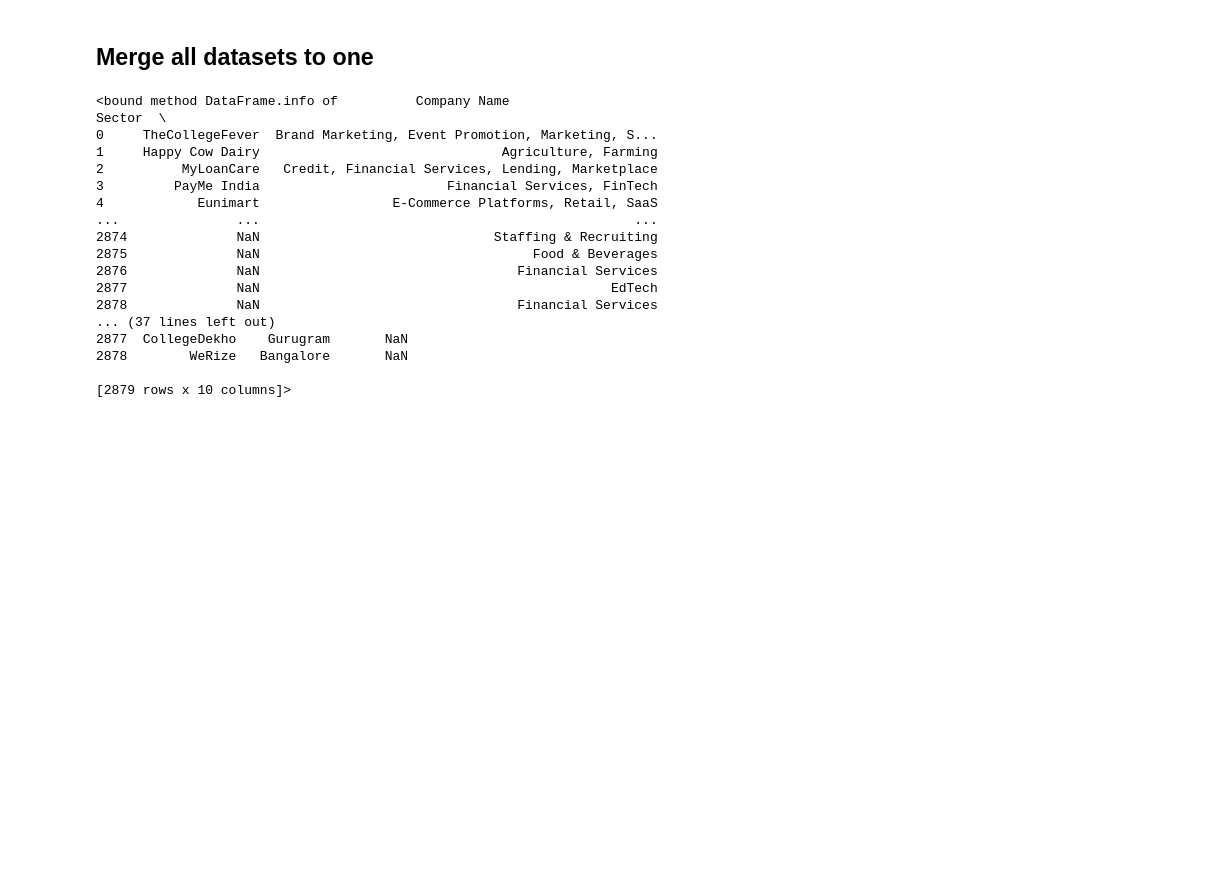
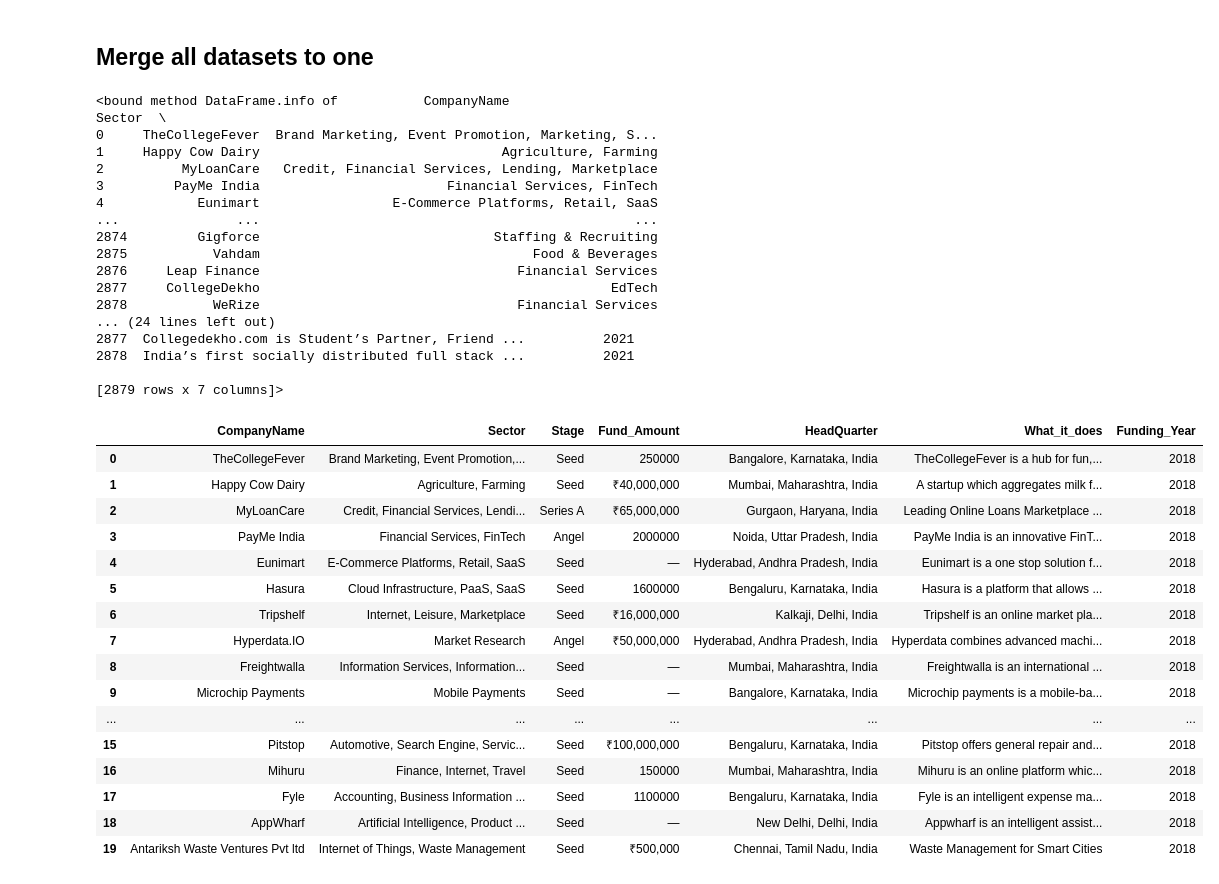
Before and after one commit to Safowaa/India-Start-Up-Funding-Data-Analysis, a Jupyter notebook: Main.ipynb, the cells around one changed output. Saved outputs shown, nothing was run; the diff lists cells and outputs as text; code cells hidden in the pictures; blank space fills up the shorter version.

```diff
--- a/Main.ipynb
+++ b/Main.ipynb
@@ -775,24 +756,24 @@ memory usage: 66.2+ KB
 # %% [markdown]
 ## Merge all datasets to one
 # %%
-join_data = pd.concat([data_2018, data_2019, data_2020, data_2021], ignore_index=True)
+joined_data = pd.concat([data_2018, data_2019, data_2020, data_2021], ignore_index=True)
 
-join_data.info
+joined_data.info
 # %% [output]
-<bound method DataFrame.info of          Company Name                                             Sector  \
+<bound method DataFrame.info of           CompanyName                                             Sector  \
 0     TheCollegeFever  Brand Marketing, Event Promotion, Marketing, S...
 1     Happy Cow Dairy                               Agriculture, Farming
 2          MyLoanCare   Credit, Financial Services, Lending, Marketplace
 3         PayMe India                        Financial Services, FinTech
 4            Eunimart                 E-Commerce Platforms, Retail, SaaS
 ...               ...                                                ...
-2874              NaN                              Staffing & Recruiting
-2875              NaN                                   Food & Beverages
-2876              NaN                                 Financial Services
-2877              NaN                                             EdTech
-2878              NaN                                 Financial Services
-... (37 lines left out)
-2877  CollegeDekho    Gurugram       NaN
-2878        WeRize   Bangalore       NaN
+2874         Gigforce                              Staffing & Recruiting
+2875           Vahdam                                   Food & Beverages
+2876     Leap Finance                                 Financial Services
+2877     CollegeDekho                                             EdTech
+2878           WeRize                                 Financial Services
+... (24 lines left out)
+2877  Collegedekho.com is Student’s Partner, Friend ...          2021
+2878  India’s first socially distributed full stack ...          2021
 
-[2879 rows x 10 columns]>
+[2879 rows x 7 columns]>
@@ -798,0 +782,22 @@ join_data.info
+# %%
+combined21_18 = pd.read_csv("joined_data.csv")
+
+combined21_18.head(20)
+# %% [output]
+|  | CompanyName | Sector | Stage | Fund_Amount | HeadQuarter | What_it_does | Funding_Year |
+| 0 | TheCollegeFever | Brand Marketing, Event Promotion,... | Seed | 250000 | Bangalore, Karnataka, India | TheCollegeFever is a hub for fun,... | 2018 |
+| 1 | Happy Cow Dairy | Agriculture, Farming | Seed | ₹40,000,000 | Mumbai, Maharashtra, India | A startup which aggregates milk f... | 2018 |
+| 2 | MyLoanCare | Credit, Financial Services, Lendi... | Series A | ₹65,000,000 | Gurgaon, Haryana, India | Leading Online Loans Marketplace ... | 2018 |
+| 3 | PayMe India | Financial Services, FinTech | Angel | 2000000 | Noida, Uttar Pradesh, India | PayMe India is an innovative FinT... | 2018 |
+| 4 | Eunimart | E-Commerce Platforms, Retail, SaaS | Seed | — | Hyderabad, Andhra Pradesh, India | Eunimart is a one stop solution f... | 2018 |
+| 5 | Hasura | Cloud Infrastructure, PaaS, SaaS | Seed | 1600000 | Bengaluru, Karnataka, India | Hasura is a platform that allows ... | 2018 |
+| 6 | Tripshelf | Internet, Leisure, Marketplace | Seed | ₹16,000,000 | Kalkaji, Delhi, India | Tripshelf is an online market pla... | 2018 |
+| 7 | Hyperdata.IO | Market Research | Angel | ₹50,000,000 | Hyderabad, Andhra Pradesh, India | Hyperdata combines advanced machi... | 2018 |
+| 8 | Freightwalla | Information Services, Information... | Seed | — | Mumbai, Maharashtra, India | Freightwalla is an international ... | 2018 |
+| 9 | Microchip Payments | Mobile Payments | Seed | — | Bangalore, Karnataka, India | Microchip payments is a mobile-ba... | 2018 |
+| ... | ... | ... | ... | ... | ... | ... | ... |
+| 15 | Pitstop | Automotive, Search Engine, Servic... | Seed | ₹100,000,000 | Bengaluru, Karnataka, India | Pitstop offers general repair and... | 2018 |
+| 16 | Mihuru | Finance, Internet, Travel | Seed | 150000 | Mumbai, Maharashtra, India | Mihuru is an online platform whic... | 2018 |
+| 17 | Fyle | Accounting, Business Information ... | Seed | 1100000 | Bengaluru, Karnataka, India | Fyle is an intelligent expense ma... | 2018 |
+| 18 | AppWharf | Artificial Intelligence, Product ... | Seed | — | New Delhi, Delhi, India | Appwharf is an intelligent assist... | 2018 |
+| 19 | Antariksh Waste Ventures Pvt ltd | Internet of Things, Waste Management | Seed | ₹500,000 | Chennai, Tamil Nadu, India | Waste Management for Smart Cities | 2018 |
```
Also changed, not shown: parts of 24 cells of this notebook, 2 other files.
